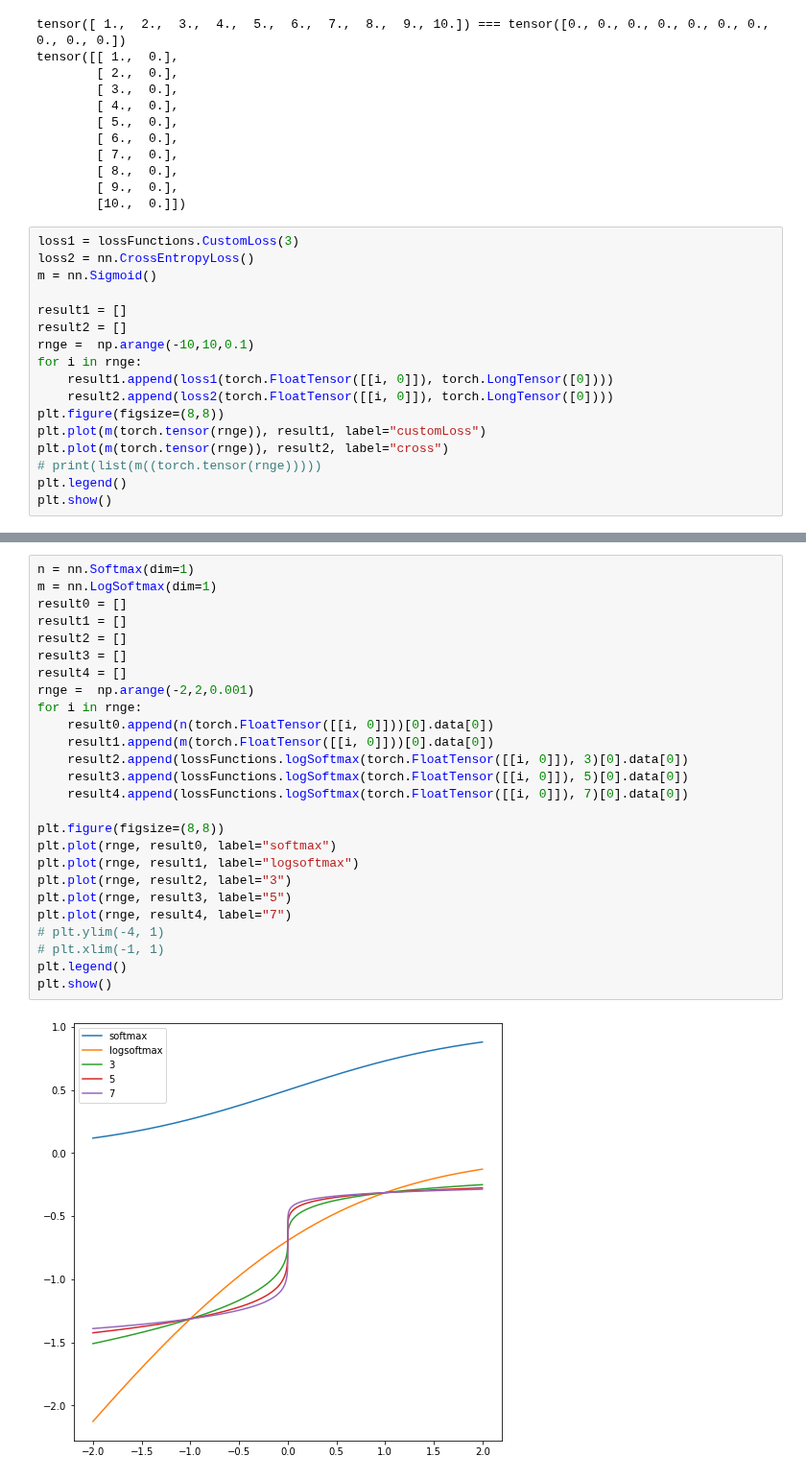
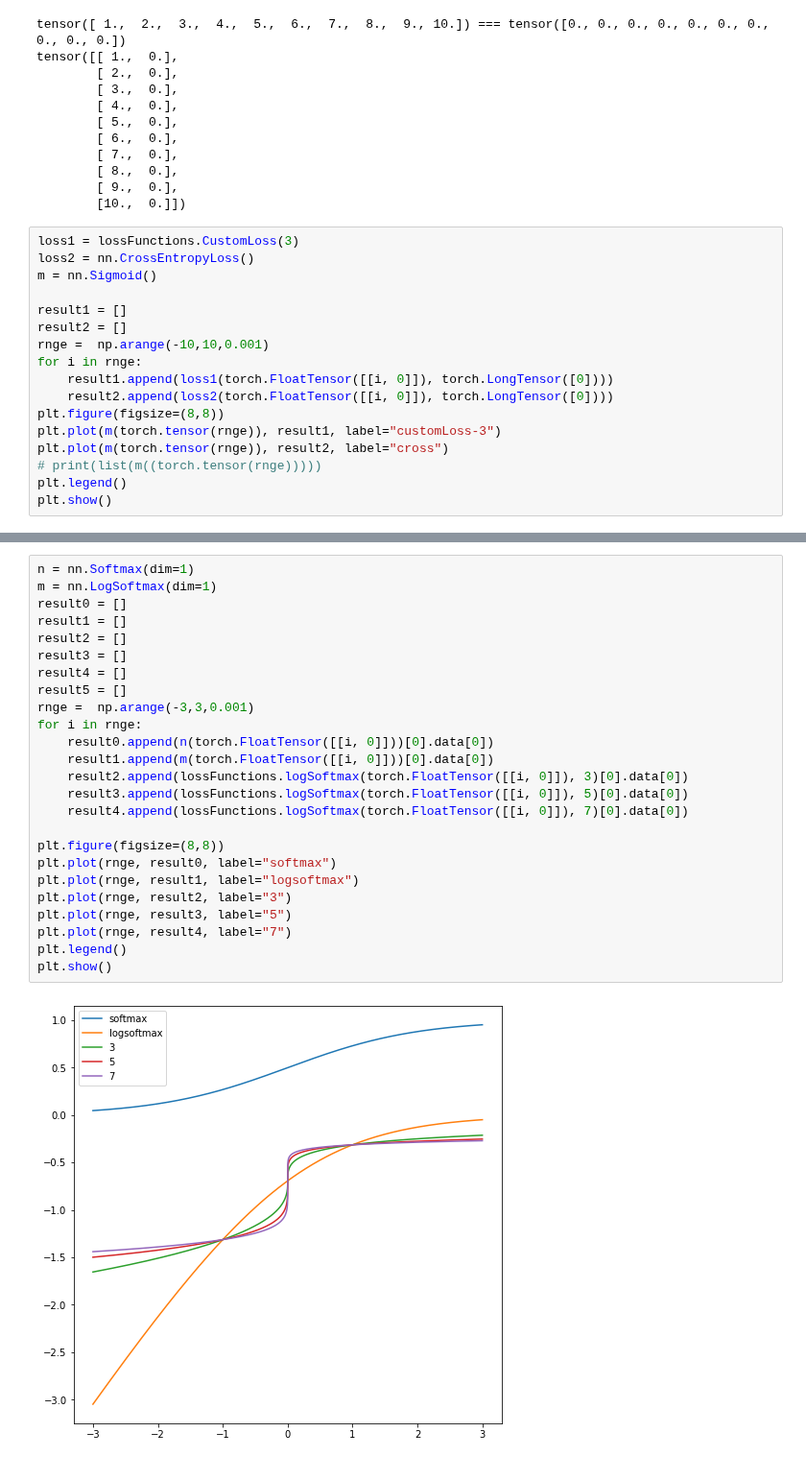
Before and after one commit to 591291-hvl/Bachelor, a Jupyter notebook: Code/notebooks/Tester/lossTest.ipynb, the cells around one changed output, grey strips where cells are left out. Shown at 96% size. Drawn from its saved outputs; the diff is of its cells as text.

Commit message:
updatet softmax plot

```diff
--- a/Code/notebooks/Tester/lossTest.ipynb
+++ b/Code/notebooks/Tester/lossTest.ipynb
@@ -149,12 +149,12 @@ m = nn.Sigmoid()
 
 result1 = []
 result2 = []
-rnge =  np.arange(-10,10,0.1)
+rnge =  np.arange(-10,10,0.001)
 for i in rnge:
     result1.append(loss1(torch.FloatTensor([[i, 0]]), torch.LongTensor([0])))
     result2.append(loss2(torch.FloatTensor([[i, 0]]), torch.LongTensor([0])))
 plt.figure(figsize=(8,8))
-plt.plot(m(torch.tensor(rnge)), result1, label="customLoss")
+plt.plot(m(torch.tensor(rnge)), result1, label="customLoss-3")
 plt.plot(m(torch.tensor(rnge)), result2, label="cross")
 # print(list(m((torch.tensor(rnge)))))
 plt.legend()
@@ -164,28 +164,27 @@ plt.show()
 # %%
 n = nn.Softmax(dim=1)
 m = nn.LogSoftmax(dim=1)
 result0 = []
 result1 = []
 result2 = []
 result3 = []
 result4 = []
-rnge =  np.arange(-2,2,0.001)
+result5 = []
+rnge =  np.arange(-3,3,0.001)
 for i in rnge:
     result0.append(n(torch.FloatTensor([[i, 0]]))[0].data[0])
     result1.append(m(torch.FloatTensor([[i, 0]]))[0].data[0])
     result2.append(lossFunctions.logSoftmax(torch.FloatTensor([[i, 0]]), 3)[0].data[0])
     result3.append(lossFunctions.logSoftmax(torch.FloatTensor([[i, 0]]), 5)[0].data[0])
     result4.append(lossFunctions.logSoftmax(torch.FloatTensor([[i, 0]]), 7)[0].data[0])
 
 plt.figure(figsize=(8,8))
 plt.plot(rnge, result0, label="softmax")
 plt.plot(rnge, result1, label="logsoftmax")
 plt.plot(rnge, result2, label="3")
 plt.plot(rnge, result3, label="5")
 plt.plot(rnge, result4, label="7")
-# plt.ylim(-4, 1)
-# plt.xlim(-1, 1)
 plt.legend()
 plt.show()
 # %% [output]
-[figure, old version]
+[figure, new version]
```
Also changed, not shown: parts of 5 cells of this notebook, 2 other files.
